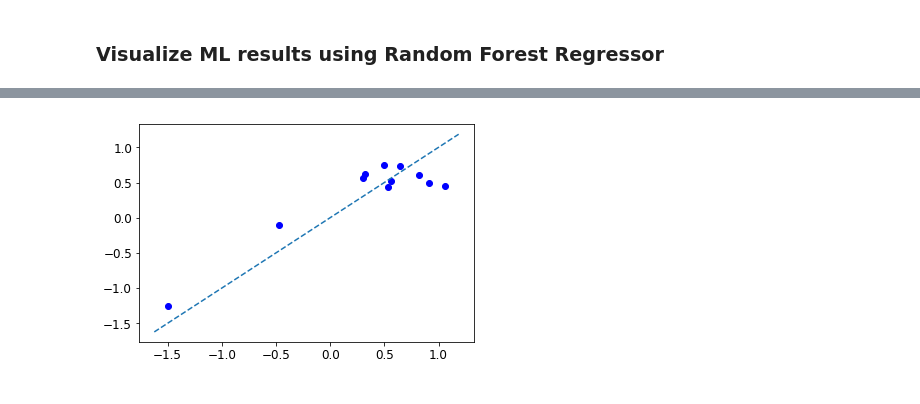
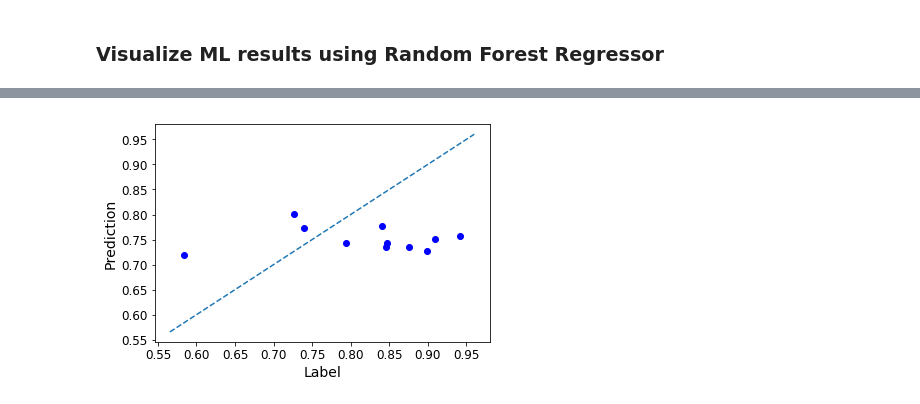
Before and after one commit to CodingBash/CNV-Clinical-Preprocessing, a Jupyter notebook: notebooks/Supervised Learning using CNLR COREs.ipynb, the cells around one changed output, grey strips where cells are left out. Saved outputs shown, nothing was run; the diff lists cells and outputs as text; code cells hidden in the pictures.

```diff
--- a/notebooks/Supervised Learning using CNLR COREs.ipynb
+++ b/notebooks/Supervised Learning using CNLR COREs.ipynb
@@ -53,5 +59,5 @@ def split_train_test(training_set, test_ratio = 0.33):
 # %%
 labeled_matrix_training_set = pd.read_csv("../mlOutput/coreTrainingSet_7_31_2018_1.csv")
 labeled_matrix_training_set.columns.values[0] = "sampleId"
-labels = list(range(0,5))
+labels = list(range(1,6))
 # %%
@@ -186,28 +213,84 @@ Spearman: SpearmanrResult(correlation=0.79772961816305465, pvalue=7.304134709663
 ### Visualize ML results using Random Forest Regressor
 # %%
 for label in labels:
-    # Remove uneeded labels
-    selected_training_set = final_training_set.iloc[:, list([label]) + list(range(5,final_training_set.shape[1]))].copy()
-    selected_training_set = selected_training_set[np.isfinite(selected_training_set.iloc[:,1])]
-    training_set, testing_set = split_train_test(selected_training_set, test_ratio = 0.20)
-    model_data = training_set.copy().drop([training_set.columns[0], training_set.columns[1]], axis = 1)
-    model_labels = training_set.iloc[:,1]
-    lasso = RandomForestRegressor(n_estimators=500, max_leaf_nodes=16, n_jobs=-1)
-    lasso.fit(model_data, model_labels)
-    model_test_data = testing_set.copy().drop([training_set.columns[0], training_set.columns[1]], axis = 1)
-    model_test_labels = testing_set.iloc[:,1]
-    predictions = lasso.predict(model_test_data)
-    mse = mean_squared_error(model_test_labels, predictions)
-    rmse = np.sqrt(mse)
-    print(rmse)
+    #
+    # Select label column
+    #
+    selected_training_set = labeled_matrix_training_set.iloc[:, list([label]) + list(range(6,labeled_matrix_training_set.shape[1]))].copy()
+    selected_training_set = selected_training_set[~np.isnan(selected_training_set.iloc[:,0])]
+    #
+    # Divide into training set and testing set
+    #
+    training_set, testing_set = split_train_test(selected_training_set, test_ratio = 0.33) # TODO: Use sklearn's train_test_split
+
+    #
+    # Get model training information and preprocess
+    #
+    model_data = training_set.copy().drop([training_set.columns[0]], axis = 1)
+    model_labels = training_set.copy()[[training_set.columns[0]]]
+
+    Ypipeline = Pipeline([
+     ('imputer', Imputer(axis=0,strategy="median")),
+     ('standardizer', StandardScaler()),
+    ])
+
+    model_labels_tr = Ypipeline.fit_transform(model_labels)
+
+    XYpipeline = Pipeline([
+            ('pca', decomposition.PCA(n_components=15)),
+            ('imputer', Imputer(axis=0,strategy="median")),
+            ('standardizer', StandardScaler()),
+            ('rf_model', RandomForestRegressor(n_estimators=1000, max_leaf_nodes=16, n_jobs=4)) # TODO: For now, hardcore the parameters
+    ])
+
+    XYpipeline.fit(model_data, model_labels_tr)
+
+    #
+    # TODO: To prevent data leakage, separate the scope after the model has been fit
+    #
+
+    #
+    # Get model testing information and preprocess
+    #
+    model_test_data = testing_set.copy().drop([testing_set.columns[0]], axis = 1)
+    model_test_labels = testing_set.copy()[[testing_set.columns[0]]]
+
+    model_test_labels_tr = Ypipeline.transform(model_test_labels)
+    predictions = XYpipeline.predict(model_test_data)
+
+    def imputer_inverse_transform(pre_data, post_data):
+        na_indices = np.where(np.isnan(pre_data))[0]
+        pprint(na_indices)
+        post_data[na_indices] = float('NaN')
+        return post_data
+
+
+    predictions = Ypipeline.named_steps['standardizer'].inverse_transform(predictions)
+    predictions = imputer_inverse_transform(model_test_labels, predictions)
+
+    model_test_labels = model_test_labels.copy().values.flatten()
+    model_test_labels = model_test_labels[~np.isnan(model_test_labels)]
+    predictions = predictions[~np.isnan(predictions)]
+
+    rmse = np.sqrt(mean_squared_error(model_test_labels, predictions))
     r = scipy.stats.pearsonr(model_test_labels, predictions)
     t = scipy.stats.spearmanr(model_test_labels, predictions)
+
+    print("RMSE: " + str(rmse))
     print("Pearson: " + str(r))
     print("Spearman: " + str(t))
+
     plt.plot(model_test_labels, predictions, 'bo')
     abline(1,0)
+    plt.ylabel("Prediction")
+    plt.xlabel("Label")
     plt.show()
 
-    pprint("Training Set: " + str(list(model_data.index)))
-    pprint("Test Set: " + str(list(model_test_data.index)))
+    #scores = cross_val_score(XYpipeline, model_data, model_labels_tr,
+                             #scoring = "neg_mean_squared_error", cv=10)
+    #scores = Ypipeline.named_steps['standardizer'].inverse_transform(scores)
+
+    #print("CV Scores: " + str(scores))
+    #print("CV Mean: " + str(scores.mean()))
+    #print("CV STD: " + str(scores.std()))
 # %% [output]
@@ -241 +316 @@ Spearman: SpearmanrResult(correlation=0.24545454545454545, pvalue=0.466922366982
-[figure, old version]
+[figure, new version]
```
Also changed, not shown: parts of 13 cells of this notebook, 5 other files.
